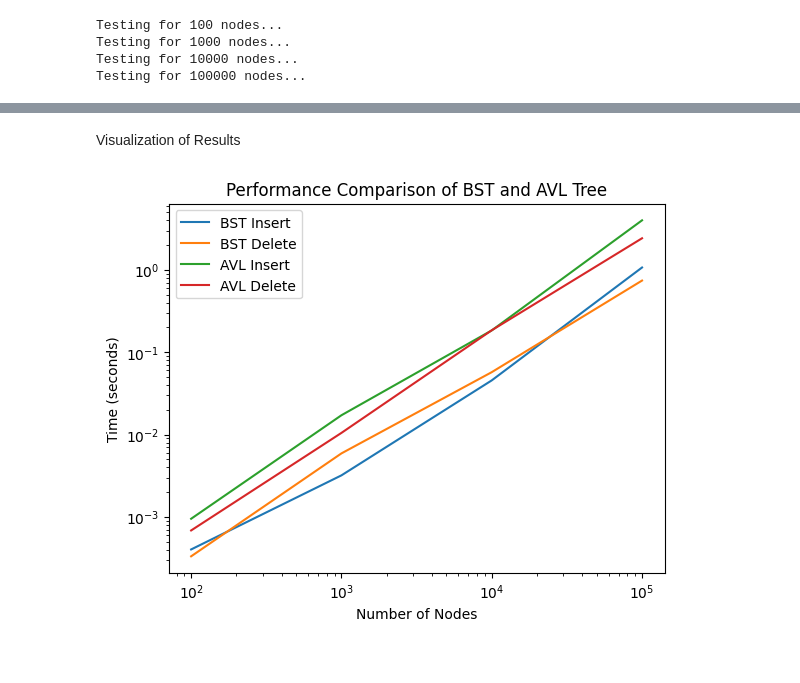
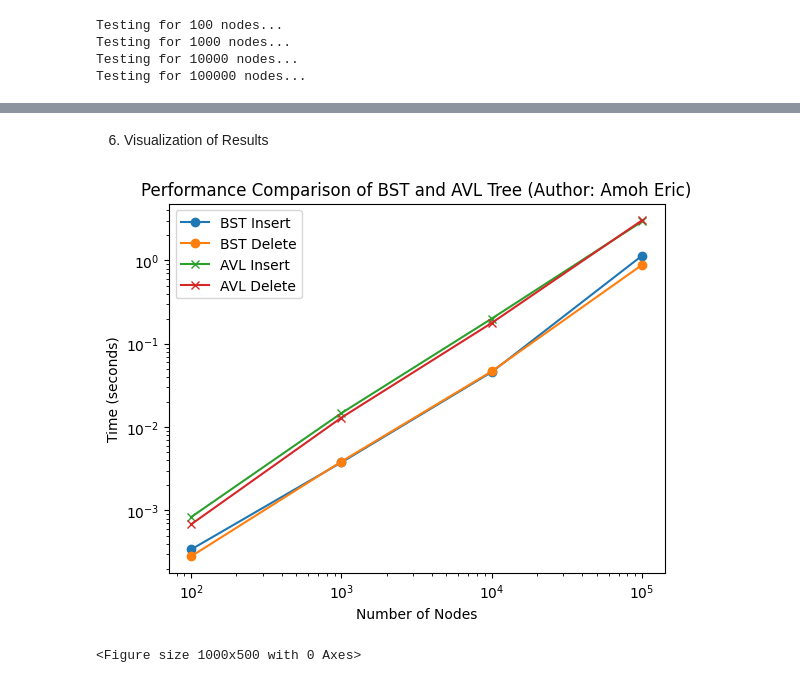
Before and after one commit to amoheric/Data-Structures-and-Algorithms-with-Python, a Jupyter notebook: Performance_Benchmarking_Binary_Search_Tree_vs_AVL_Tree_for_Large_Data_Sets.ipynb, the cells around one changed output, grey strips where cells are left out. Saved outputs shown, nothing was run; the diff lists cells and outputs as text; code cells hidden in the pictures.

```diff
--- a/Performance_Benchmarking_Binary_Search_Tree_vs_AVL_Tree_for_Large_Data_Sets.ipynb
+++ b/Performance_Benchmarking_Binary_Search_Tree_vs_AVL_Tree_for_Large_Data_Sets.ipynb
@@ -318,33 +386,35 @@ Testing for 100000 nodes...
 # %% [markdown]
-Visualization of Results
+6. Visualization of Results
 # %%
 import matplotlib.pyplot as plt  # Import matplotlib for visualization
 
 # Extract the insertion and deletion times from the results
-bst_insert_times = [x[0] for x in bst_results]  # BST insertion times
-bst_delete_times = [x[1] for x in bst_results]  # BST deletion times
-avl_insert_times = [x[0] for x in avl_results]  # AVL insertion times
-avl_delete_times = [x[1] for x in avl_results]  # AVL deletion times
+bst_insert_times = [x[1] for x in bst_results]  # BST insertion times
+bst_delete_times = [x[2] for x in bst_results]  # BST deletion times
+avl_insert_times = [x[1] for x in avl_results]  # AVL insertion times
+avl_delete_times = [x[2] for x in avl_results]  # AVL deletion times
 
 # Plot the results
-plt.plot(sizes, bst_insert_times, label="BST Insert")  # Plot BST insertion times
-plt.plot(sizes, bst_delete_times, label="BST Delete")  # Plot BST deletion times
-plt.plot(sizes, avl_insert_times, label="AVL Insert")  # Plot AVL insertion times
-plt.plot(sizes, avl_delete_times, label="AVL Delete")  # Plot AVL deletion times
+plt.plot(sizes, bst_insert_times, 'o-', label="BST Insert")  # Plot BST insertion times
+plt.plot(sizes, bst_delete_times, 'o-', label="BST Delete")  # Plot BST deletion times
+plt.plot(sizes, avl_insert_times, 'x-', label="AVL Insert")  # Plot AVL insertion times
+plt.plot(sizes, avl_delete_times, 'x-', label="AVL Delete")  # Plot AVL deletion times
 
 # Set the scale to logarithmic for better visualization
 plt.xscale("log")  # Logarithmic scale for x-axis
 plt.yscale("log")  # Logarithmic scale for y-axis
 
 # Label the axes and set the title
 plt.xlabel("Number of Nodes")  # Label for x-axis
 plt.ylabel("Time (seconds)")  # Label for y-axis
-plt.title("Performance Comparison of BST and AVL Tree")  # Title of the plot
+plt.title("Performance Comparison of BST and AVL Tree (Author: Amoh Eric)")  # Title of the plot
 
 # Add a legend to identify the lines
-plt.legend()
+plt.legend() # Plot Legend /map
+plt.figure(figsize=(10, 5)) # Sets the figure size
 
 # Display the plot
 plt.show()
 # %% [output]
-[figure, old version]
+[figure, new version]
+<Figure size 1000x500 with 0 Axes>
```
Also changed, not shown: parts of 8 cells of this notebook.
